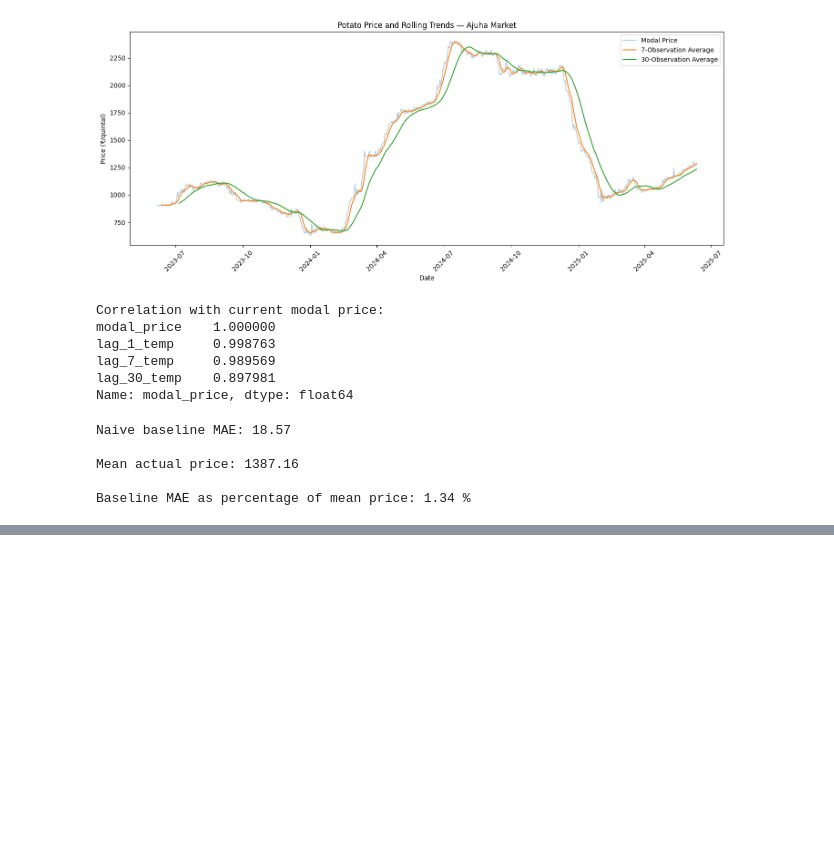
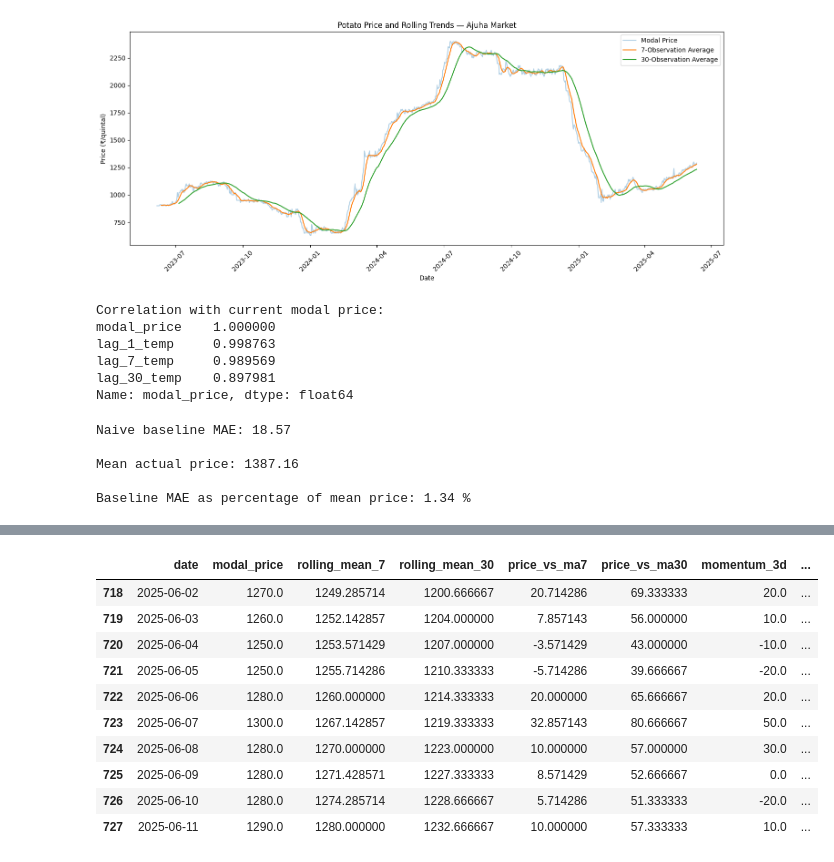
Before and after one commit to pratyuspatnaik/Cache-22, a Jupyter notebook: SIH_Agri_Price_Prediction.ipynb, the cells around one changed output, grey strips where cells are left out. Cells and saved outputs as stored; diff of their text form; code cells hidden in the pictures; blank space fills up the shorter version.

```diff
--- a/SIH_Agri_Price_Prediction.ipynb
+++ b/SIH_Agri_Price_Prediction.ipynb
@@ -1010,3 +1010,22 @@ Naive baseline MAE: 18.57
 Mean actual price: 1387.16
 
 Baseline MAE as percentage of mean price: 1.34 %
+# %%
+import pandas as pd
+
+model_df = pd.read_csv("model_df_checkpoint.csv")
+
+# Convert date back to datetime
+model_df["date"] = pd.to_datetime(model_df["date"])
+
+print("Checkpoint loaded successfully!")
+print("Shape:", model_df.shape)
+
+print("\nColumns:")
+print(model_df.columns.tolist())
+
+print("\nDate range:")
+print(model_df["date"].min(), "→", model_df["date"].max())
+
+print("\nFirst 5 rows:")
+display(model_df.head())
@@ -1012,0 +2855,57 @@ Baseline MAE as percentage of mean price: 1.34 %
+# %%
+# ==========================================
+# SESSION 4 — PART 4.18
+# TREND-RELATIVE FEATURES
+# ==========================================
+
+feature_df["price_vs_ma7"] = (
+    feature_df["modal_price"]
+    - feature_df["rolling_mean_7"]
+)
+
+feature_df["price_vs_ma30"] = (
+    feature_df["modal_price"]
+    - feature_df["rolling_mean_30"]
+)
+
+feature_df["momentum_3d"] = (
+    feature_df["modal_price"]
+    - feature_df["lag_3"]
+)
+
+feature_df["momentum_7d"] = (
+    feature_df["modal_price"]
+    - feature_df["lag_7"]
+)
+
+print("Trend-relative features created!")
+
+print("\nLast 10 observations:")
+display(
+    feature_df[
+        [
+            "date",
+            "modal_price",
+            "rolling_mean_7",
+            "rolling_mean_30",
+            "price_vs_ma7",
+            "price_vs_ma30",
+            "momentum_3d",
+            "momentum_7d",
+            "target_price"
+        ]
+    ].tail(10)
+)
+
+print("\nMissing values:")
+print(
+    feature_df[
+        [
+            "price_vs_ma7",
+            "price_vs_ma30",
+            "momentum_3d",
+            "momentum_7d"
+        ]
+    ].isna().sum()
+)
+# %% [output]
@@ -1012,0 +2915,11 @@ Baseline MAE as percentage of mean price: 1.34 %
+|  | date | modal_price | rolling_mean_7 | rolling_mean_30 | price_vs_ma7 | price_vs_ma30 | momentum_3d | ... |
+| 718 | 2025-06-02 | 1270.0 | 1249.285714 | 1200.666667 | 20.714286 | 69.333333 | 20.0 | ... |
+| 719 | 2025-06-03 | 1260.0 | 1252.142857 | 1204.000000 | 7.857143 | 56.000000 | 10.0 | ... |
+| 720 | 2025-06-04 | 1250.0 | 1253.571429 | 1207.000000 | -3.571429 | 43.000000 | -10.0 | ... |
+| 721 | 2025-06-05 | 1250.0 | 1255.714286 | 1210.333333 | -5.714286 | 39.666667 | -20.0 | ... |
+| 722 | 2025-06-06 | 1280.0 | 1260.000000 | 1214.333333 | 20.000000 | 65.666667 | 20.0 | ... |
+| 723 | 2025-06-07 | 1300.0 | 1267.142857 | 1219.333333 | 32.857143 | 80.666667 | 50.0 | ... |
+| 724 | 2025-06-08 | 1280.0 | 1270.000000 | 1223.000000 | 10.000000 | 57.000000 | 30.0 | ... |
+| 725 | 2025-06-09 | 1280.0 | 1271.428571 | 1227.333333 | 8.571429 | 52.666667 | 0.0 | ... |
+| 726 | 2025-06-10 | 1280.0 | 1274.285714 | 1228.666667 | 5.714286 | 51.333333 | -20.0 | ... |
+| 727 | 2025-06-11 | 1290.0 | 1280.000000 | 1232.666667 | 10.000000 | 57.333333 | 10.0 | ... |
```
Also changed, not shown: parts of 43 cells of this notebook.
